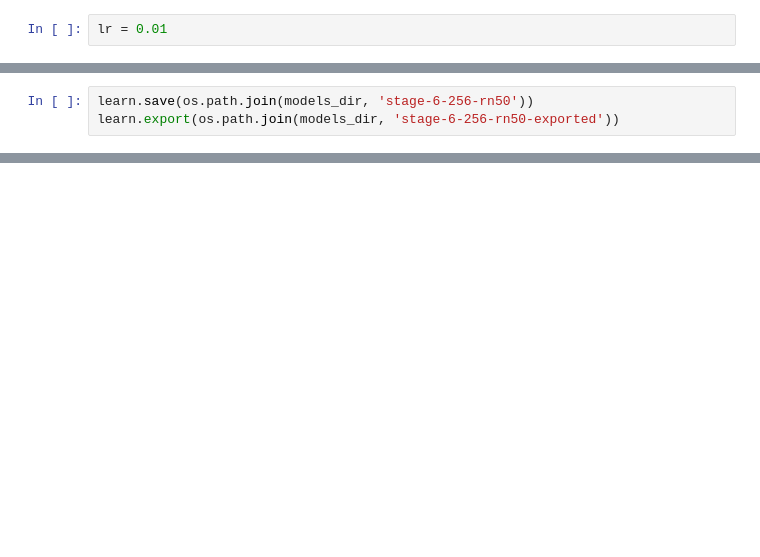
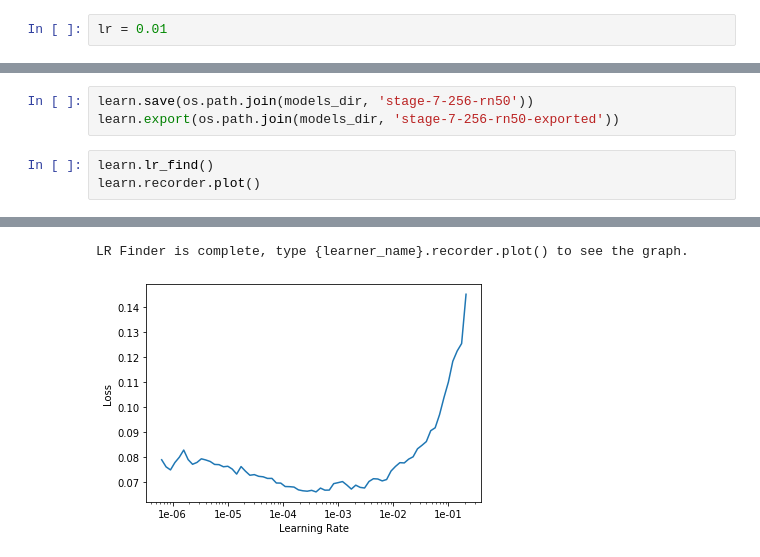
Before and after one commit to DougForrest/plaquebox-paper, a Jupyter notebook: fastai_multilabel_classification_cont.ipynb, the cells around one changed output, grey strips where cells are left out. Saved outputs shown, nothing was run; the diff lists cells and outputs as text; blank space fills up the shorter version.

```diff
--- a/fastai_multilabel_classification_cont.ipynb
+++ b/fastai_multilabel_classification_cont.ipynb
@@ -152,3 +155,7 @@ learn.recorder.plot_losses()
 # %%
-learn.save(os.path.join(models_dir, 'stage-6-256-rn50'))
-learn.export(os.path.join(models_dir, 'stage-6-256-rn50-exported'))
+learn.save(os.path.join(models_dir, 'stage-7-256-rn50'))
+learn.export(os.path.join(models_dir, 'stage-7-256-rn50-exported'))
+# %%
+learn.lr_find()
+learn.recorder.plot()
+# %% [output]
@@ -155 +163,3 @@ learn.export(os.path.join(models_dir, 'stage-6-256-rn50-exported'))
+LR Finder is complete, type {learner_name}.recorder.plot() to see the graph.
+[figure, added]
 # %%
```
Also changed, not shown: parts of 7 cells of this notebook.
